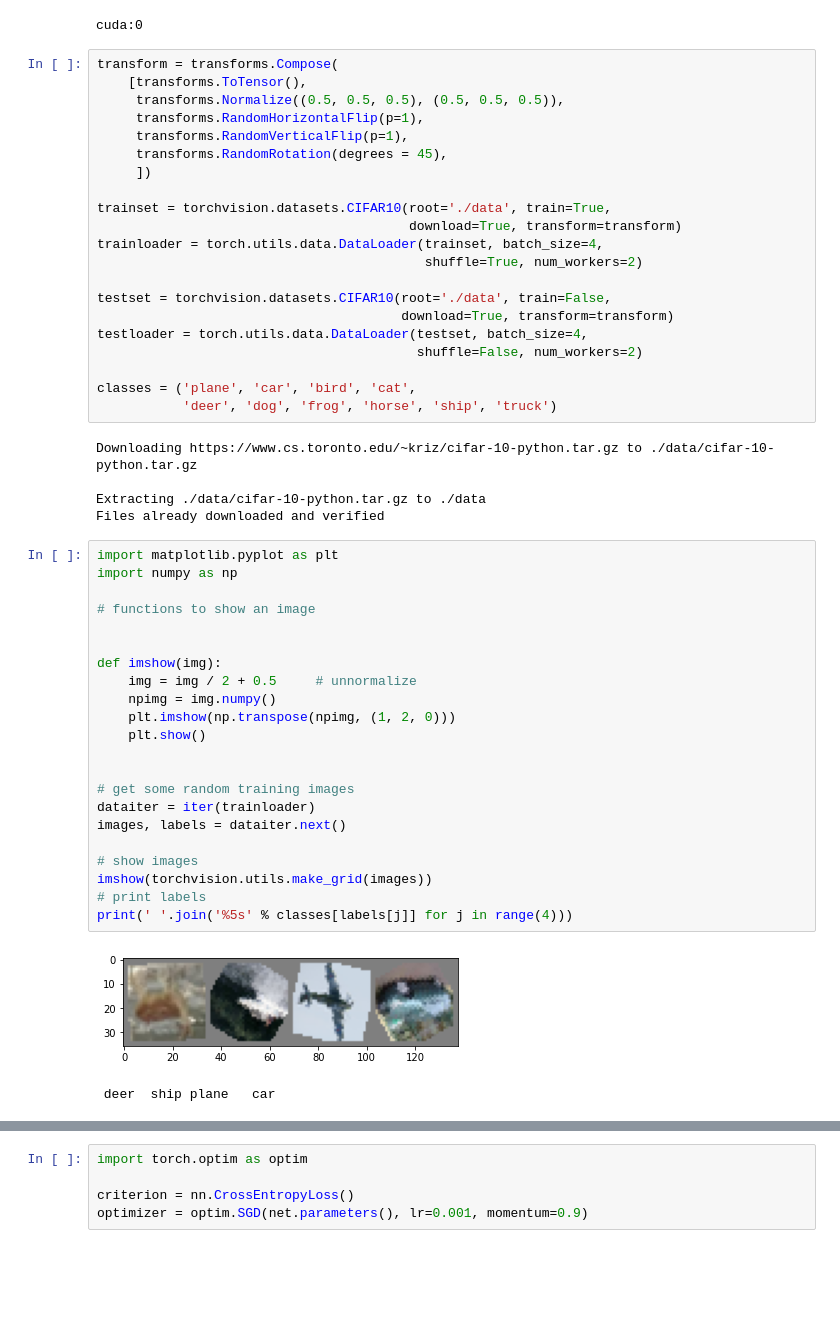
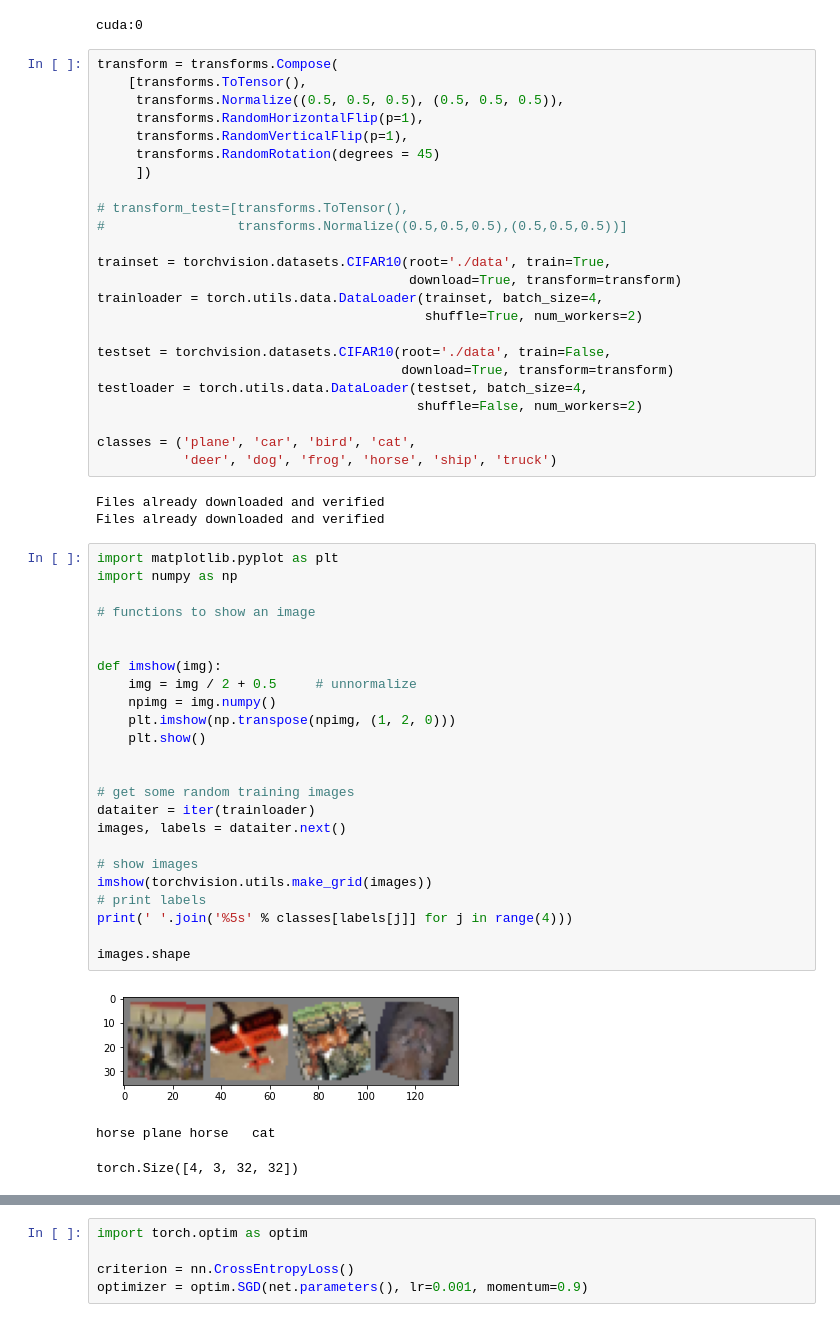
Before and after one commit to rohanmandrekar/Cifar-10-, a Jupyter notebook: DM_assignment_1.ipynb, the cells around one changed output, grey strips where cells are left out. Drawn from its saved outputs; the diff is of its cells as text; blank space fills up the shorter version.

```diff
--- a/DM_assignment_1.ipynb
+++ b/DM_assignment_1.ipynb
@@ -17,8 +17,11 @@ transform = transforms.Compose(
      transforms.Normalize((0.5, 0.5, 0.5), (0.5, 0.5, 0.5)),
      transforms.RandomHorizontalFlip(p=1),
      transforms.RandomVerticalFlip(p=1),
-     transforms.RandomRotation(degrees = 45),
+     transforms.RandomRotation(degrees = 45)
      ])
+
+# transform_test=[transforms.ToTensor(),
+#                 transforms.Normalize((0.5,0.5,0.5),(0.5,0.5,0.5))]
 
 trainset = torchvision.datasets.CIFAR10(root='./data', train=True,
                                         download=True, transform=transform)
@@ -33,35 +36,36 @@ testloader = torch.utils.data.DataLoader(testset, batch_size=4,
 classes = ('plane', 'car', 'bird', 'cat',
            'deer', 'dog', 'frog', 'horse', 'ship', 'truck')
 # %% [output]
-Downloading https://www.cs.toronto.edu/~kriz/cifar-10-python.tar.gz to ./data/cifar-10-python.tar.gz
-
-Extracting ./data/cifar-10-python.tar.gz to ./data
 Files already downloaded and verified
+Files already downloaded and verified
 # %%
 import matplotlib.pyplot as plt
 import numpy as np
 
 # functions to show an image
 
 
 def imshow(img):
     img = img / 2 + 0.5     # unnormalize
     npimg = img.numpy()
     plt.imshow(np.transpose(npimg, (1, 2, 0)))
     plt.show()
 
 
 # get some random training images
 dataiter = iter(trainloader)
 images, labels = dataiter.next()
 
 # show images
 imshow(torchvision.utils.make_grid(images))
 # print labels
 print(' '.join('%5s' % classes[labels[j]] for j in range(4)))
+
+images.shape
 # %% [output]
-[figure, old version]
+[figure, new version]
- deer  ship plane   car
+horse plane horse   cat
+torch.Size([4, 3, 32, 32])
 # %%
 import torch.nn as nn
 import torch.nn.functional as F
```
Also changed, not shown: parts of 7 cells of this notebook.
